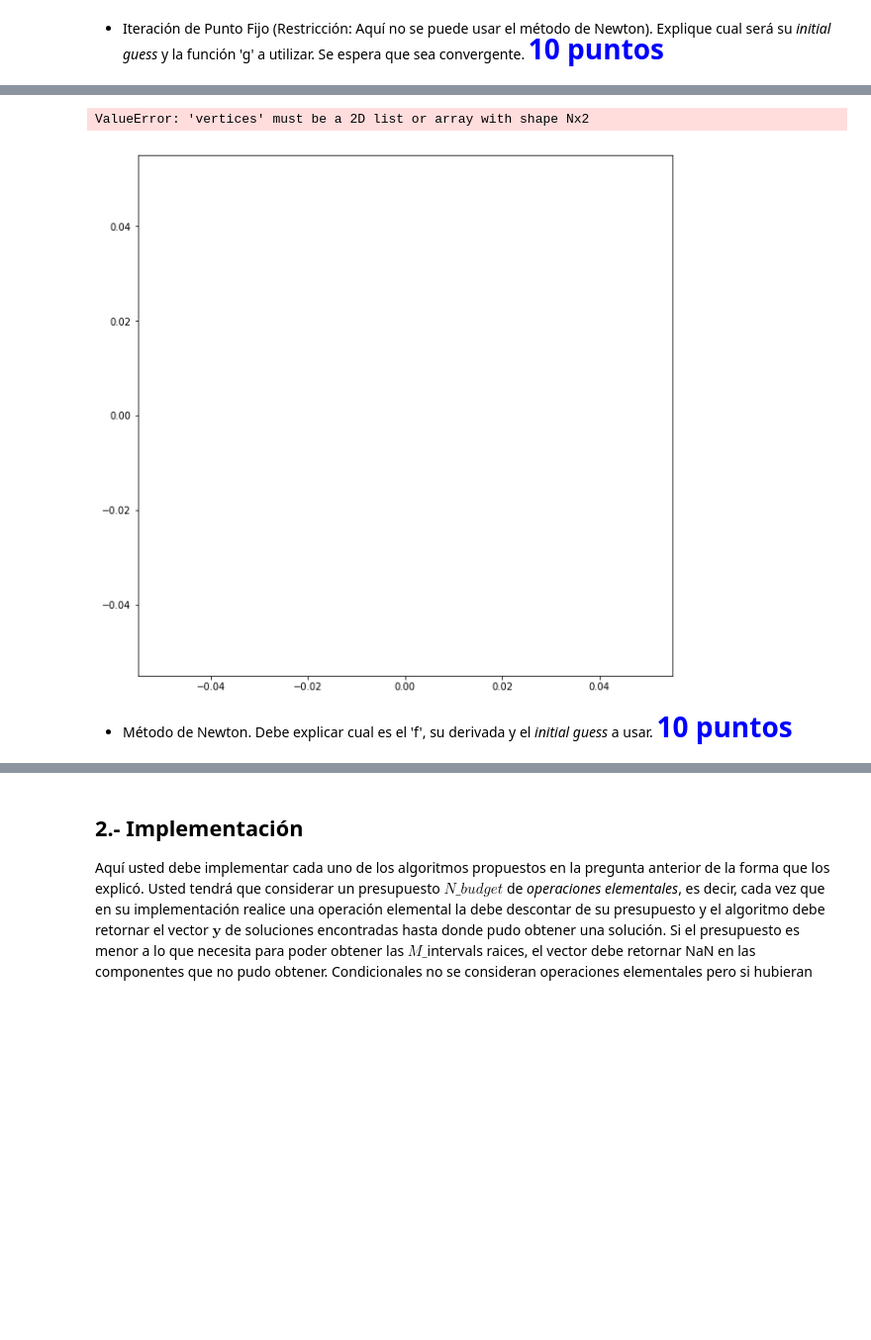
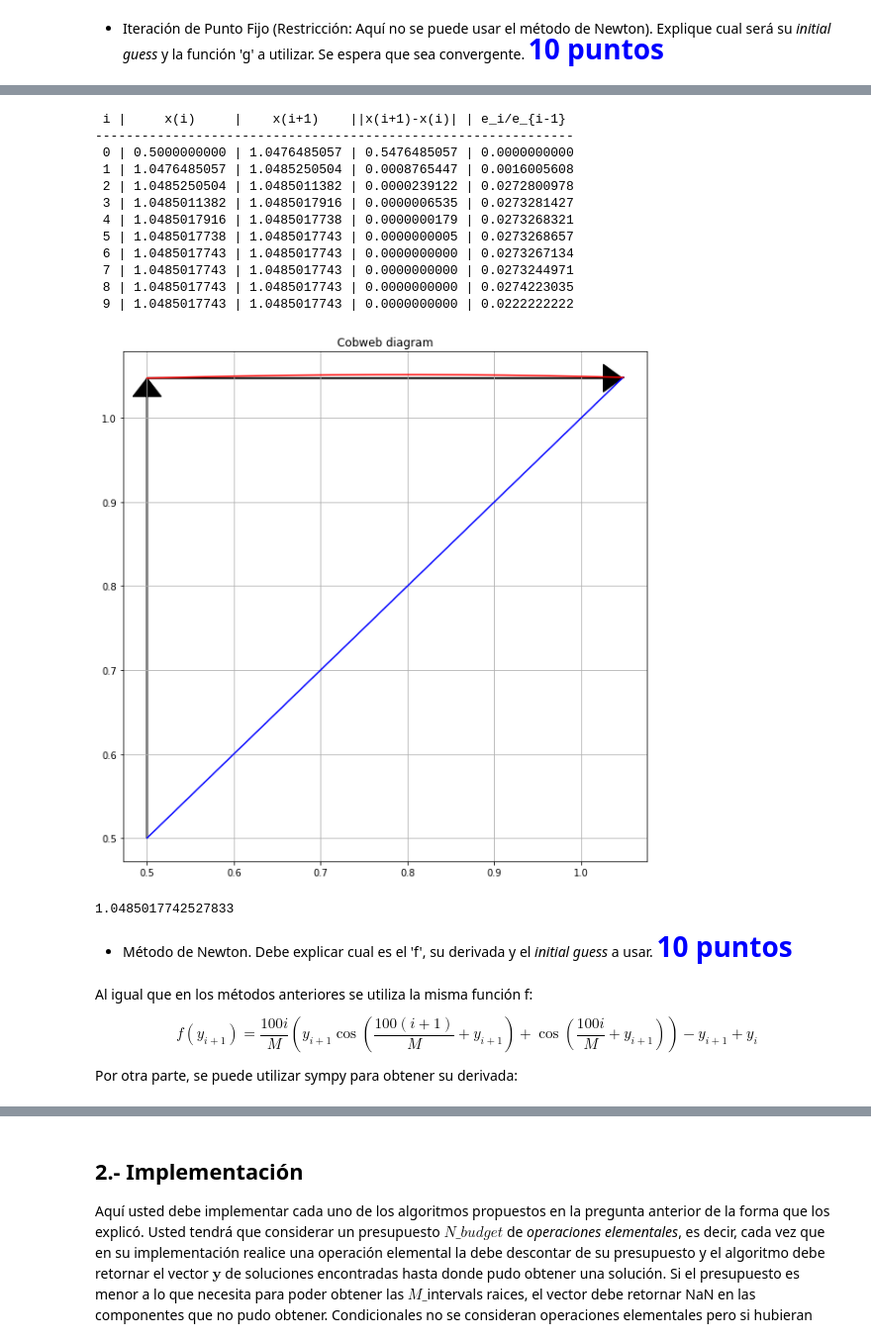
Before and after one commit to Sebaatd/Tarea1CC, a Jupyter notebook: Tarea1.ipynb, the cells around one changed output, grey strips where cells are left out. Shown at 99% size. Drawn from its saved outputs; the diff is of its cells as text; code cells hidden in the pictures; blank space fills up the shorter version.

```diff
--- a/Tarea1.ipynb
+++ b/Tarea1.ipynb
@@ -171,0 +168,10 @@ bisect(f, -10, 10, 0, 1, 1000, 1e-8)
+# %%
+#Función con i = 0, y_0 = 1 e M = 1000
+i = 0
+y_0 = 1
+M = 1000
+f = lambda y: (50/(M)) * (y*(np.cos(100*(i+1)/M + y)) + y_0 * (np.cos(100 * i/M + y_0))) -y + y_0
+x = np.arange(0, 100)
+sol = np.argmax(f(x) * f(-x) < 0)
+print(bisect(f, -x[sol], x[sol]))
+print("Intervalo: [",-sol,",",sol,"]")
@@ -214,29 +244,51 @@ def cobweb(x,g=None):
     plt.grid(True)
     plt.show()
 # %%
-def fpi(g, a, b, M, x0, k, flag_cobweb=False):
+def fpi(g, x0, k, flag_cobweb=False):
     x = np.empty(k+1)
     x[0] = x0
     error_i = np.inf
 
-    #print(' i |     x(i)     |    x(i+1)    ||x(i+1)-x(i)| | e_i/e_{i-1}')
-    #print('--------------------------------------------------------------')
+    print(' i |     x(i)     |    x(i+1)    ||x(i+1)-x(i)| | e_i/e_{i-1}')
+    print('--------------------------------------------------------------')
 
     for i in range(k):
-        x[i+1] = g(x[i], a, b, M)
+        x[i+1] = g(x[i])
         error_iminus1 = error_i
         error_i = abs(x[i+1]-x[i])
-        #print('%2d | %.10f | %.10f | %.10f | %.10f' %
-              #(i,x[i],x[i+1],error_i,error_i/error_iminus1))
+        print('%2d | %.10f | %.10f | %.10f | %.10f' %
+              (i,x[i],x[i+1],error_i,error_i/error_iminus1))
     if flag_cobweb:
         cobweb(x,g)
     return x[-1]
 # %%
-f = lambda x, y, i, M: (50/(M)) * (x*(np.cos(100*(i+1)/M + x)) + y * (np.cos(100 * i/M * + y)))+ y
-g = lambda x: (50/(1000)) * (x*(np.cos(100*(1)/1000 + x)) + 1 * (np.cos(100 * 0/1000 * + 1))) + 1
-fpi(f, 0, 1, 1000, 0, 10, True)
+i = 0
+y_0 = 1
+M = 1000
+g = lambda y: (50/(M)) * (y*(np.cos(100*(i+1)/M + y)) + y_0 * (np.cos(100 * i/M + y_0))) + y_0
+fpi(g, 0.5, 10, True)
 # %% [output]
-ValueError: 'vertices' must be a 2D list or array with shape Nx2
+ i |     x(i)     |    x(i+1)    ||x(i+1)-x(i)| | e_i/e_{i-1}
+--------------------------------------------------------------
+ 0 | 0.5000000000 | 1.0476485057 | 0.5476485057 | 0.0000000000
+ 1 | 1.0476485057 | 1.0485250504 | 0.0008765447 | 0.0016005608
+ 2 | 1.0485250504 | 1.0485011382 | 0.0000239122 | 0.0272800978
+ 3 | 1.0485011382 | 1.0485017916 | 0.0000006535 | 0.0273281427
+ 4 | 1.0485017916 | 1.0485017738 | 0.0000000179 | 0.0273268321
+ 5 | 1.0485017738 | 1.0485017743 | 0.0000000005 | 0.0273268657
+ 6 | 1.0485017743 | 1.0485017743 | 0.0000000000 | 0.0273267134
+ 7 | 1.0485017743 | 1.0485017743 | 0.0000000000 | 0.0273244971
+ 8 | 1.0485017743 | 1.0485017743 | 0.0000000000 | 0.0274223035
+ 9 | 1.0485017743 | 1.0485017743 | 0.0000000000 | 0.0222222222
-[figure, old version]
+[figure, new version]
+1.0485017742527833
 # %% [markdown]
 - Método de Newton. Debe explicar cual es el 'f', su derivada y el _initial guess_ a usar. <span style="color:blue; font-size: 2em"> **10 puntos**</span>
+# %% [markdown]
+Al igual que en los métodos anteriores se utiliza la misma función f:
+
+\begin{equation*}
+ f(y_{i+1}) = \dfrac{100i}{M}\left(y_{i+1}\cos{(\frac{100(i+1)}{M} + y_{i+1})}+\cos{(\frac{100i}{M} + y_{i+1})}\right) - y_{i+1} + y_{i}
+\end{equation*}
+
+Por otra parte, se puede utilizar sympy para obtener su derivada:
```
Also changed, not shown: parts of 21 cells of this notebook.
